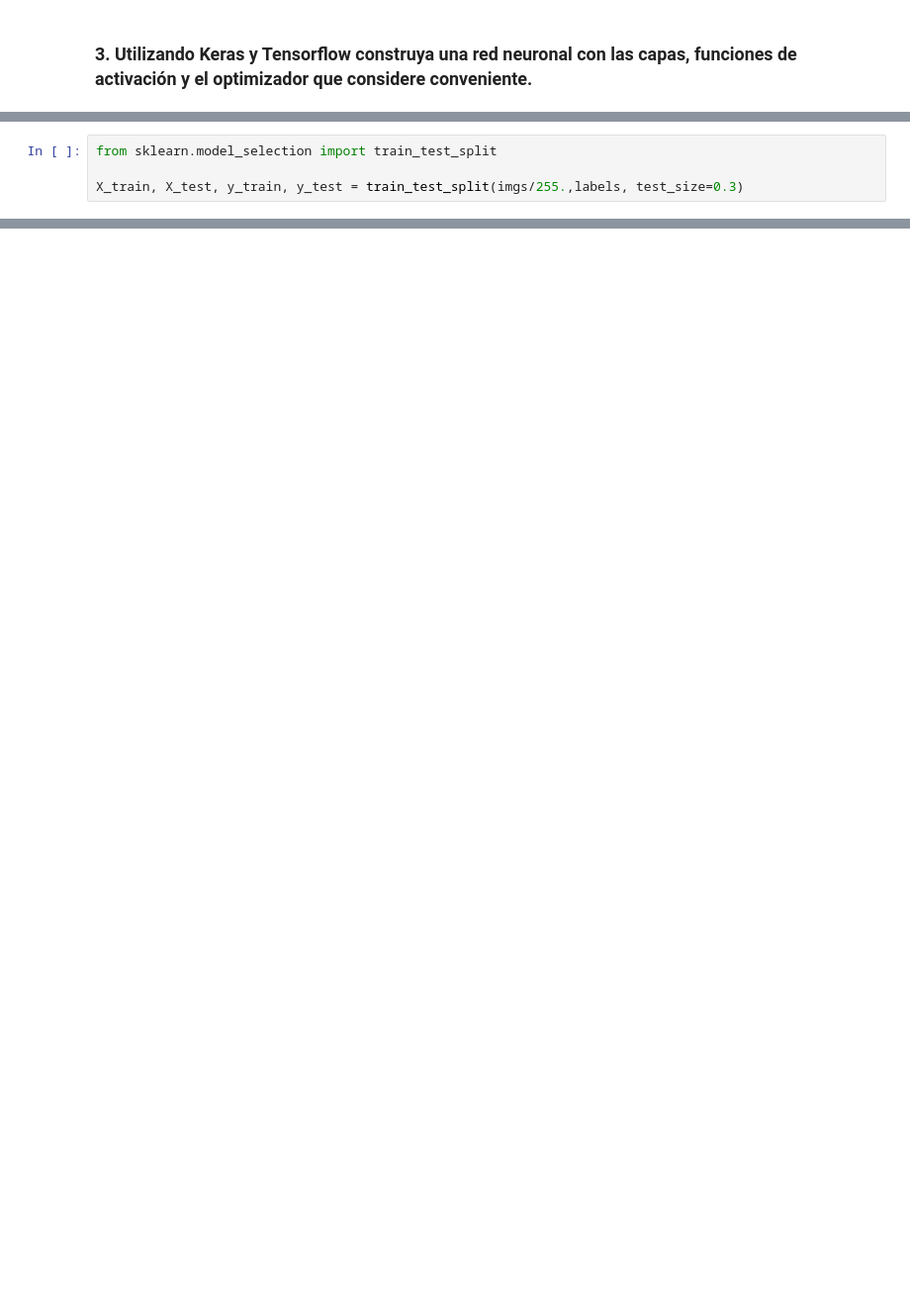
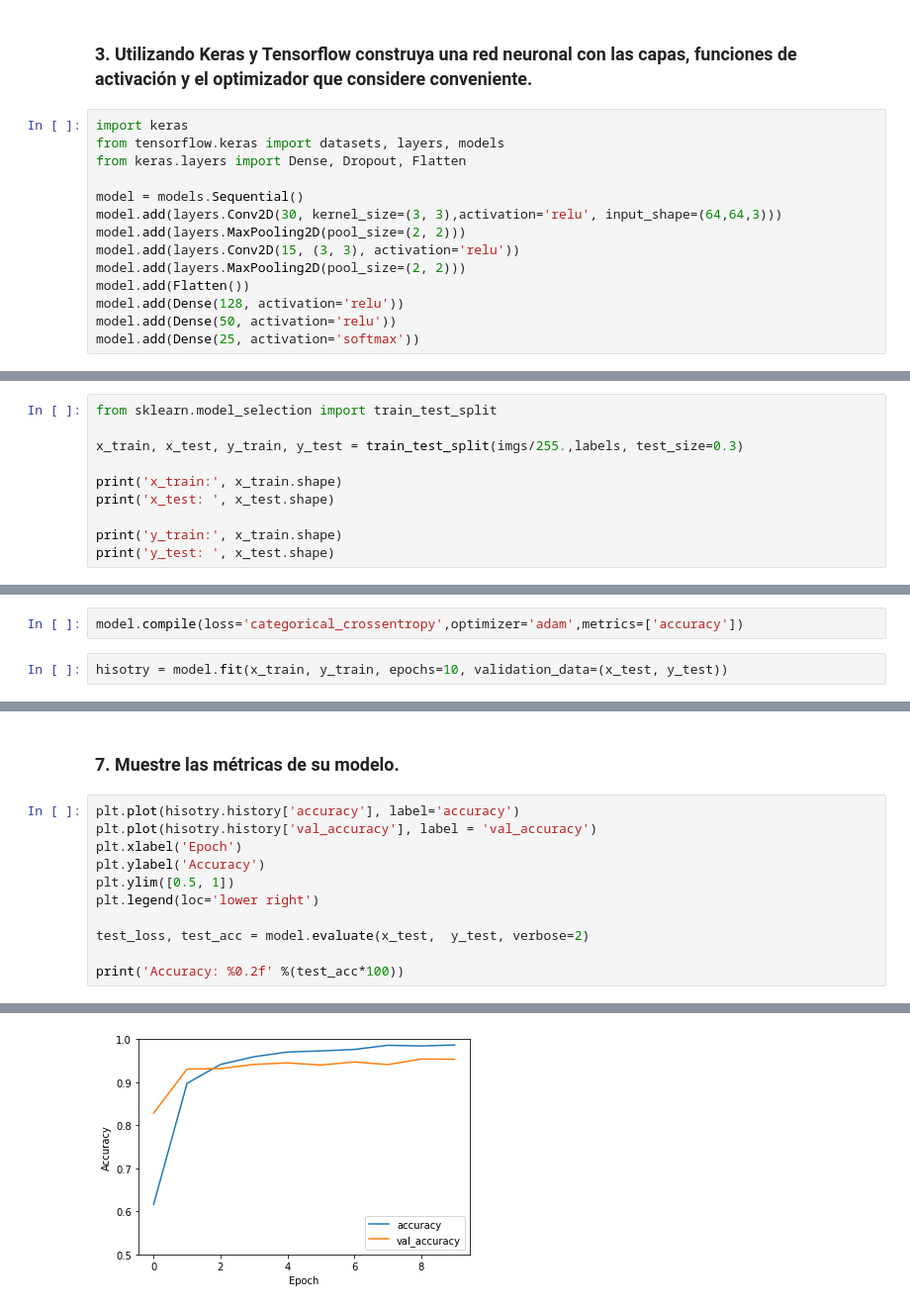
Before and after one commit to sergiomarchena16/lab7-sds, a Jupyter notebook: main.ipynb, the cells around one changed output, grey strips where cells are left out. Shown at 99% size. Drawn from its saved outputs; the diff is of its cells as text; blank space fills up the shorter version.

```diff
--- a/main.ipynb
+++ b/main.ipynb
@@ -180,2 +117,16 @@ malimg_paper_dataset_imgs/Yuner.A/0693cbec335cac56d332cfe251689f32.png
 # %% [markdown]
 ### 3. Utilizando  Keras  y  Tensorflow  construya  una  red  neuronal  con  las  capas,  funciones  de activación y el optimizador que considere conveniente.
+# %%
+import keras
+from tensorflow.keras import datasets, layers, models
+from keras.layers import Dense, Dropout, Flatten
+
+model = models.Sequential()
+model.add(layers.Conv2D(30, kernel_size=(3, 3),activation='relu', input_shape=(64,64,3)))
+model.add(layers.MaxPooling2D(pool_size=(2, 2)))
+model.add(layers.Conv2D(15, (3, 3), activation='relu'))
+model.add(layers.MaxPooling2D(pool_size=(2, 2)))
+model.add(Flatten())
+model.add(Dense(128, activation='relu'))
+model.add(Dense(50, activation='relu'))
+model.add(Dense(25, activation='softmax'))
@@ -182,5 +157,11 @@ malimg_paper_dataset_imgs/Yuner.A/0693cbec335cac56d332cfe251689f32.png
 # %%
 from sklearn.model_selection import train_test_split
 
-X_train, X_test, y_train, y_test = train_test_split(imgs/255.,labels, test_size=0.3)
+x_train, x_test, y_train, y_test = train_test_split(imgs/255.,labels, test_size=0.3)
+
+print('x_train:', x_train.shape)
+print('x_test: ', x_test.shape)
+
+print('y_train:', x_train.shape)
+print('y_test: ', x_test.shape)
 # %% [output]
@@ -187,0 +174,4 @@ NameError: name 'imgs' is not defined
+# %%
+model.compile(loss='categorical_crossentropy',optimizer='adam',metrics=['accuracy'])
+# %%
+hisotry = model.fit(x_train, y_train, epochs=10, validation_data=(x_test, y_test))
@@ -187,0 +201,14 @@ NameError: name 'imgs' is not defined
+# %% [markdown]
+### 7. Muestre las métricas de su modelo.
+# %%
+plt.plot(hisotry.history['accuracy'], label='accuracy')
+plt.plot(hisotry.history['val_accuracy'], label = 'val_accuracy')
+plt.xlabel('Epoch')
+plt.ylabel('Accuracy')
+plt.ylim([0.5, 1])
+plt.legend(loc='lower right')
+
+test_loss, test_acc = model.evaluate(x_test,  y_test, verbose=2)
+
+print('Accuracy: %0.2f' %(test_acc*100))
+# %% [output]
@@ -187,0 +217 @@ NameError: name 'imgs' is not defined
+[figure, added]
```
Also changed, not shown: parts of 26 cells of this notebook.
